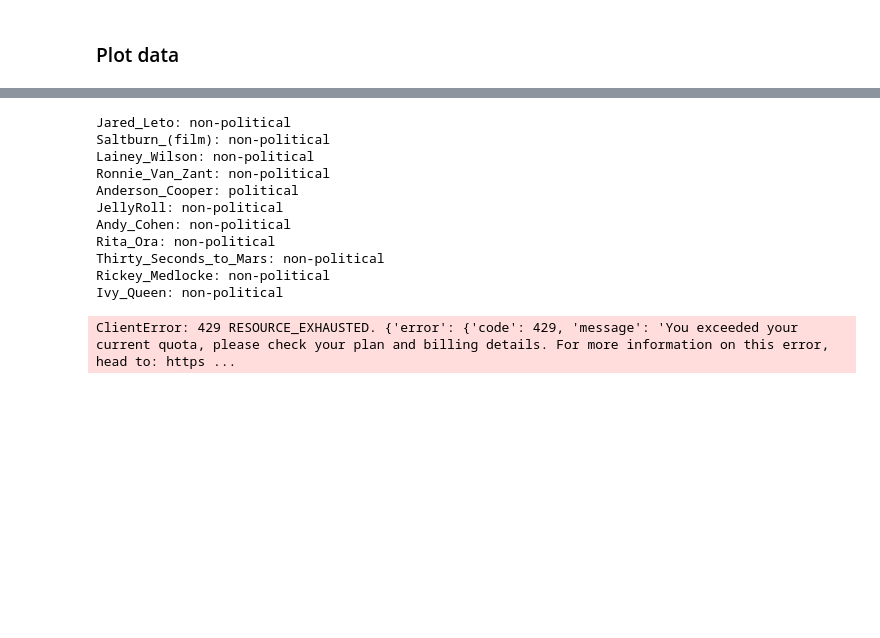
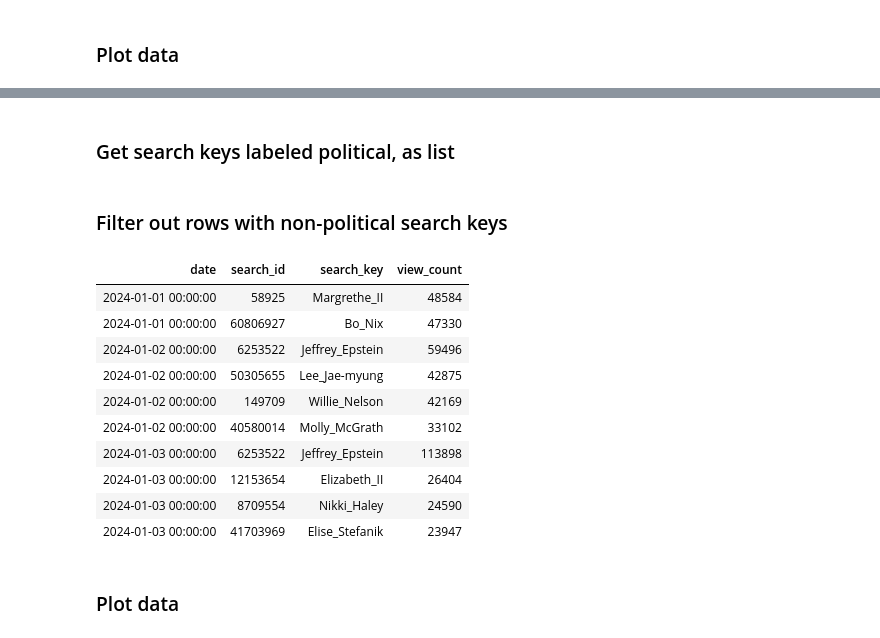
Before and after one commit to ninahowley/wikipedia-pageviews-major-events, a Jupyter notebook: explore.ipynb, the cells around one changed output, grey strips where cells are left out. Cells and saved outputs as stored; diff of their text form; code cells hidden in the pictures; blank space fills up the shorter version.

Commit message:
searchkey table and sorting

```diff
--- a/explore.ipynb
+++ b/explore.ipynb
@@ -54,7 +54,7 @@ df['date'] = pd.to_datetime(df['date'])
 <h3>Get top 10 most viewed pages per day
 # %%
 df_sorted = df.sort_values(['date', 'view_count'], ascending=[True, False])
-df_top10 = df_sorted.groupby('date', group_keys=False).head(10)
+df_top50 = df_sorted.groupby('date', group_keys=False).head(50)
 # %% [markdown]
 <h3>Plot data
 # %%
@@ -103,16 +72,27 @@ array(['Lynyrd_Skynyrd', 'Elle_King', 'Paul_Anka', 'Billie_Joe_Armstrong',
-# %%
-for search_key in df_unique[10:]:
-    insert_nature(search_key)
-# %% [output]
-Jared_Leto: non-political
-Saltburn_(film): non-political
-Lainey_Wilson: non-political
-Ronnie_Van_Zant: non-political
-Anderson_Cooper: political
-JellyRoll: non-political
-Andy_Cohen: non-political
-Rita_Ora: non-political
-Thirty_Seconds_to_Mars: non-political
-Rickey_Medlocke: non-political
-Ivy_Queen: non-political
-ClientError: 429 RESOURCE_EXHAUSTED. {'error': {'code': 429, 'message': 'You exceeded your current quota, please check your plan and billing details. For more information on this error, head to: https ...
+# %% [markdown]
+<h3>Get search keys labeled political, as list
+# %%
+conn = sqlite3.connect('raw_data.db')
+
+sql_query = "SELECT * FROM searchkeys"
+keys_df = pd.read_sql_query(sql_query, conn)
+# %%
+keys_df = keys_df[keys_df['nature'] == 'political']
+keys_list = keys_df['search_key'].tolist()
+# %% [markdown]
+<h3>Filter out rows with non-political search keys
+# %%
+df_political = df_top50[df_top50['search_key'].isin(keys_list)]
+df_political.head(10).style.hide(axis='index')
+# %% [output]
+| date | search_id | search_key | view_count |
+| 2024-01-01 00:00:00 | 58925 | Margrethe_II | 48584 |
+| 2024-01-01 00:00:00 | 60806927 | Bo_Nix | 47330 |
+| 2024-01-02 00:00:00 | 6253522 | Jeffrey_Epstein | 59496 |
+| 2024-01-02 00:00:00 | 50305655 | Lee_Jae-myung | 42875 |
+| 2024-01-02 00:00:00 | 149709 | Willie_Nelson | 42169 |
+| 2024-01-02 00:00:00 | 40580014 | Molly_McGrath | 33102 |
+| 2024-01-03 00:00:00 | 6253522 | Jeffrey_Epstein | 113898 |
+| 2024-01-03 00:00:00 | 12153654 | Elizabeth_II | 26404 |
+| 2024-01-03 00:00:00 | 8709554 | Nikki_Haley | 24590 |
+| 2024-01-03 00:00:00 | 41703969 | Elise_Stefanik | 23947 |
@@ -118,0 +102,2 @@ ClientError: 429 RESOURCE_EXHAUSTED. {'error': {'code': 429, 'message': 'You exc
+# %% [markdown]
+<h3>Plot data
```
Also changed, not shown: parts of 8 cells of this notebook, 2 other files.
